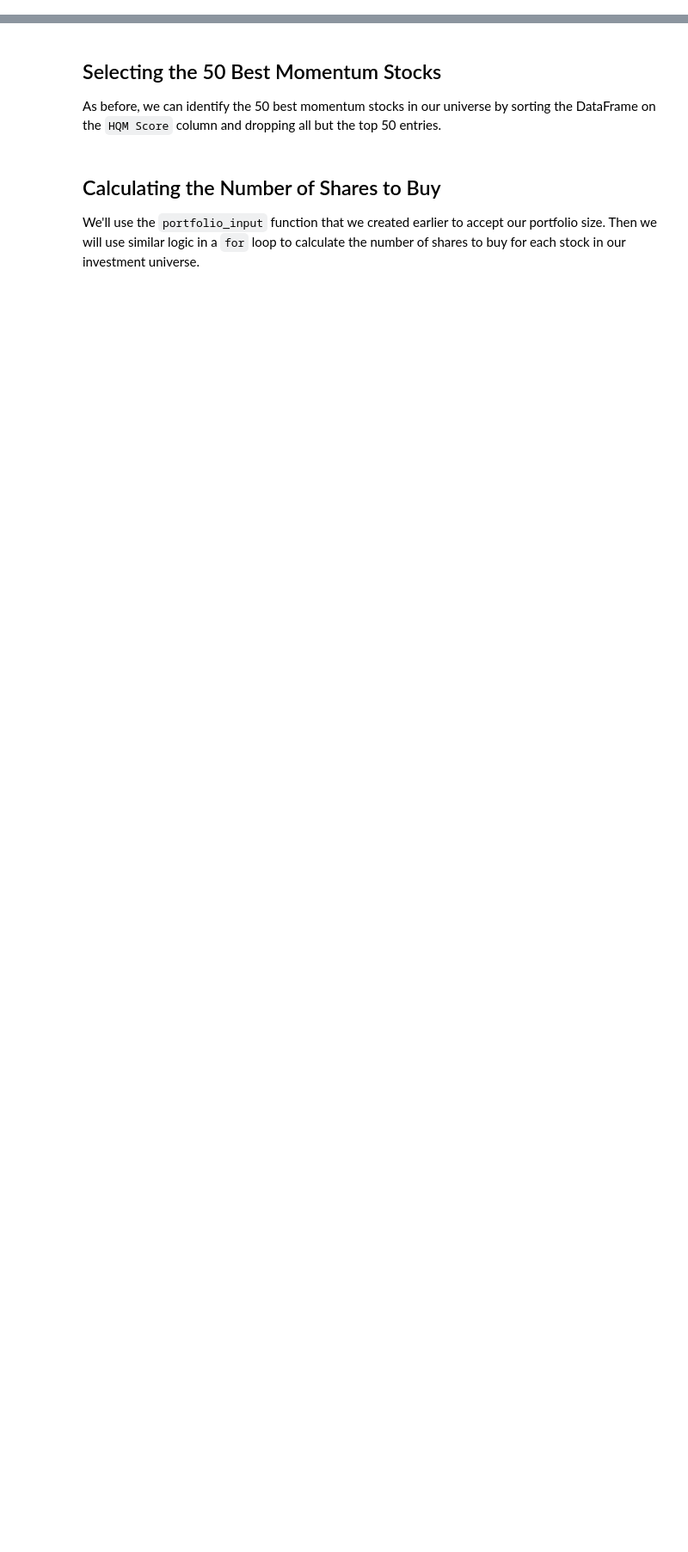
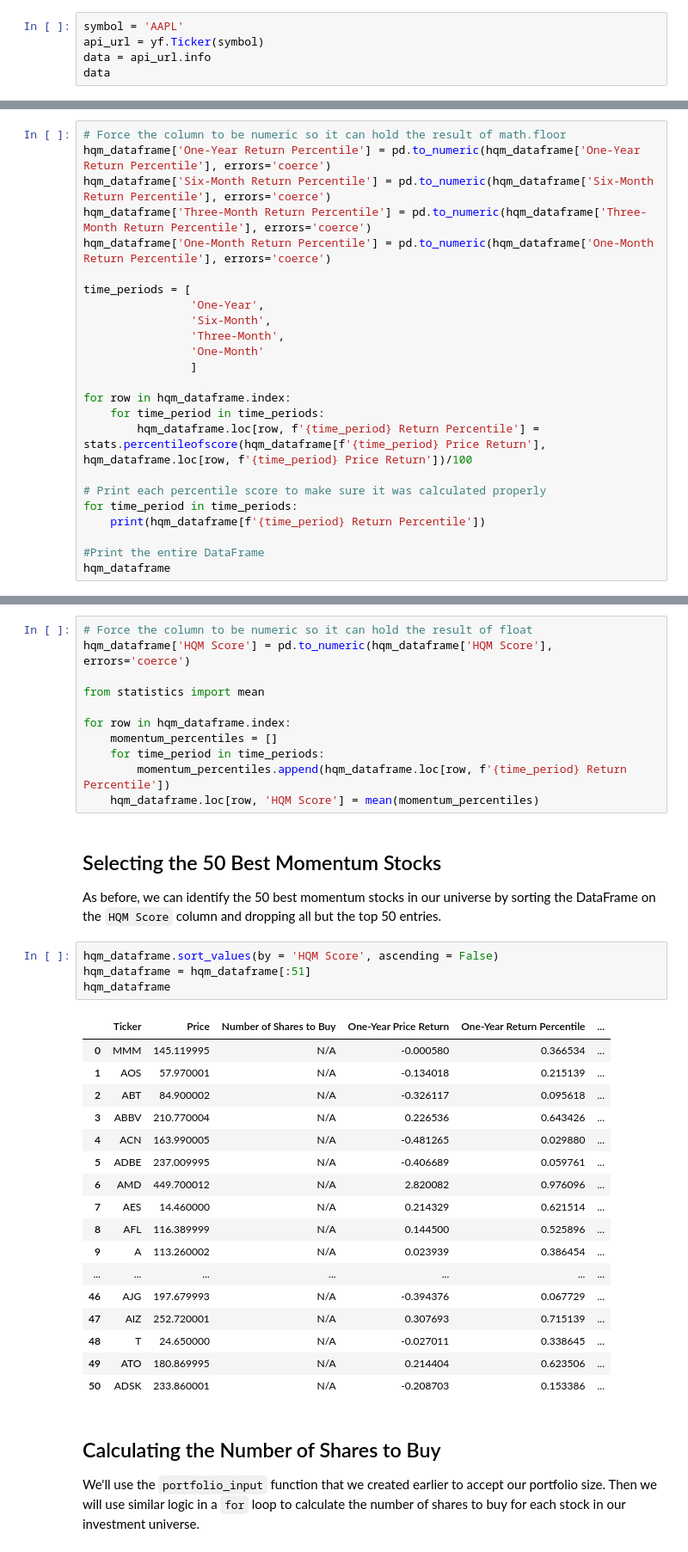
Before and after one commit to neo-jonathann/algorithmic-trading-python, a Jupyter notebook: starter_files/002_quantitative_momentum_strategy.ipynb, the cells around one changed output, grey strips where cells are left out. Shown at 86% size. Cells and saved outputs as stored; diff of their text form; blank space fills up the shorter version.

```diff
--- a/starter_files/002_quantitative_momentum_strategy.ipynb
+++ b/starter_files/002_quantitative_momentum_strategy.ipynb
@@ -19,3 +44,8 @@ As before, we'll need to import our list of stocks and our API token before proc
 It's now time to make the first version of our momentum screener!
 
 We need to get one-year price returns for each stock in the universe. Here's how.
+# %%
+symbol = 'AAPL'
+api_url = yf.Ticker(symbol)
+data = api_url.info
+data
@@ -87,3 +391,27 @@ We now need to calculate momentum percentile scores for every stock in the unive
 * `One-Month Price Return`
 
 Here's how we'll do this:
+# %%
+# Force the column to be numeric so it can hold the result of math.floor
+hqm_dataframe['One-Year Return Percentile'] = pd.to_numeric(hqm_dataframe['One-Year Return Percentile'], errors='coerce')
+hqm_dataframe['Six-Month Return Percentile'] = pd.to_numeric(hqm_dataframe['Six-Month Return Percentile'], errors='coerce')
+hqm_dataframe['Three-Month Return Percentile'] = pd.to_numeric(hqm_dataframe['Three-Month Return Percentile'], errors='coerce')
+hqm_dataframe['One-Month Return Percentile'] = pd.to_numeric(hqm_dataframe['One-Month Return Percentile'], errors='coerce')
+
+time_periods = [
+                'One-Year',
+                'Six-Month',
+                'Three-Month',
+                'One-Month'
+                ]
+
+for row in hqm_dataframe.index:
+    for time_period in time_periods:
+        hqm_dataframe.loc[row, f'{time_period} Return Percentile'] = stats.percentileofscore(hqm_dataframe[f'{time_period} Price Return'], hqm_dataframe.loc[row, f'{time_period} Price Return'])/100
+
+# Print each percentile score to make sure it was calculated properly
+for time_period in time_periods:
+    print(hqm_dataframe[f'{time_period} Return Percentile'])
+
+#Print the entire DataFrame
+hqm_dataframe
@@ -95,10 +454,43 @@ We'll now calculate our `HQM Score`, which is the high-quality momentum score th
 The `HQM Score` will be the arithmetic mean of the 4 momentum percentile scores that we calculated in the last section.
 
 To calculate arithmetic mean, we will use the `mean` function from Python's built-in `statistics` module.
+# %%
+# Force the column to be numeric so it can hold the result of float
+hqm_dataframe['HQM Score'] = pd.to_numeric(hqm_dataframe['HQM Score'], errors='coerce')
+
+from statistics import mean
+
+for row in hqm_dataframe.index:
+    momentum_percentiles = []
+    for time_period in time_periods:
+        momentum_percentiles.append(hqm_dataframe.loc[row, f'{time_period} Return Percentile'])
+    hqm_dataframe.loc[row, 'HQM Score'] = mean(momentum_percentiles)
 # %% [markdown]
 ## Selecting the 50 Best Momentum Stocks
 
 As before, we can identify the 50 best momentum stocks in our universe by sorting the DataFrame on the `HQM Score` column and dropping all but the top 50 entries.
+# %%
+hqm_dataframe.sort_values(by = 'HQM Score', ascending = False)
+hqm_dataframe = hqm_dataframe[:51]
+hqm_dataframe
+# %% [output]
+|  | Ticker | Price | Number of Shares to Buy | One-Year Price Return | One-Year Return Percentile | ... |
+| 0 | MMM | 145.119995 | N/A | -0.000580 | 0.366534 | ... |
+| 1 | AOS | 57.970001 | N/A | -0.134018 | 0.215139 | ... |
+| 2 | ABT | 84.900002 | N/A | -0.326117 | 0.095618 | ... |
+| 3 | ABBV | 210.770004 | N/A | 0.226536 | 0.643426 | ... |
+| 4 | ACN | 163.990005 | N/A | -0.481265 | 0.029880 | ... |
+| 5 | ADBE | 237.009995 | N/A | -0.406689 | 0.059761 | ... |
+| 6 | AMD | 449.700012 | N/A | 2.820082 | 0.976096 | ... |
+| 7 | AES | 14.460000 | N/A | 0.214329 | 0.621514 | ... |
+| 8 | AFL | 116.389999 | N/A | 0.144500 | 0.525896 | ... |
+| 9 | A | 113.260002 | N/A | 0.023939 | 0.386454 | ... |
+| ... | ... | ... | ... | ... | ... | ... |
+| 46 | AJG | 197.679993 | N/A | -0.394376 | 0.067729 | ... |
+| 47 | AIZ | 252.720001 | N/A | 0.307693 | 0.715139 | ... |
+| 48 | T | 24.650000 | N/A | -0.027011 | 0.338645 | ... |
+| 49 | ATO | 180.869995 | N/A | 0.214404 | 0.623506 | ... |
+| 50 | ADSK | 233.860001 | N/A | -0.208703 | 0.153386 | ... |
 # %% [markdown]
 ## Calculating the Number of Shares to Buy
 
```
Also changed, not shown: parts of 17 cells of this notebook.
